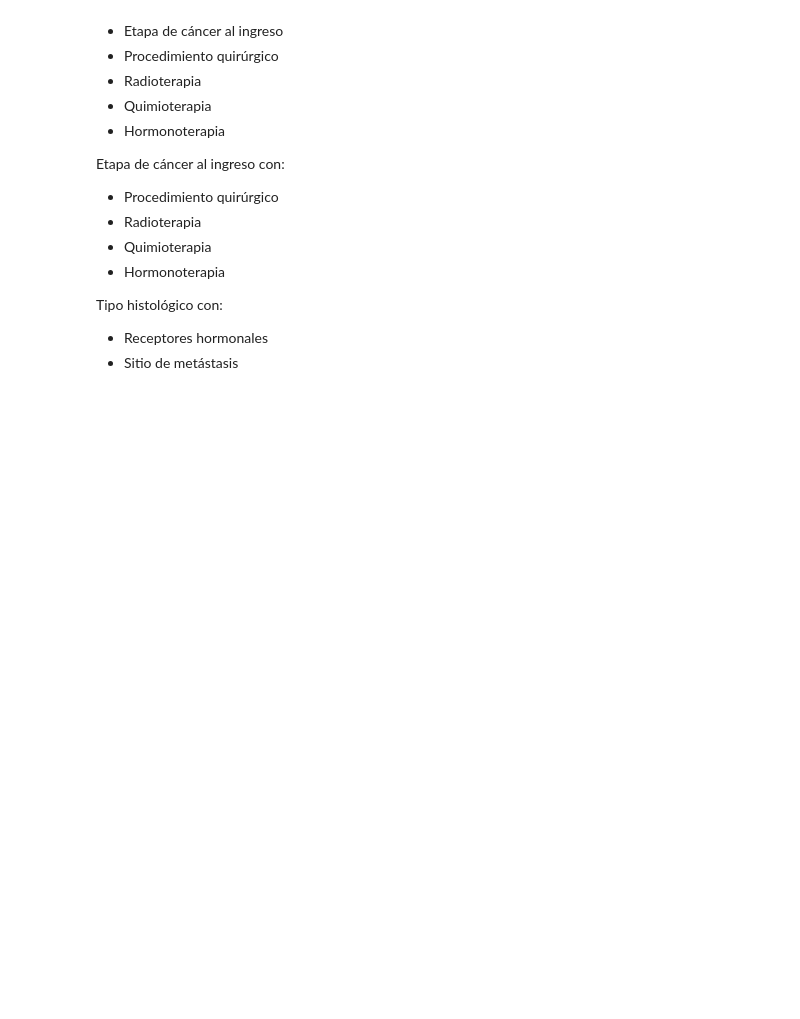
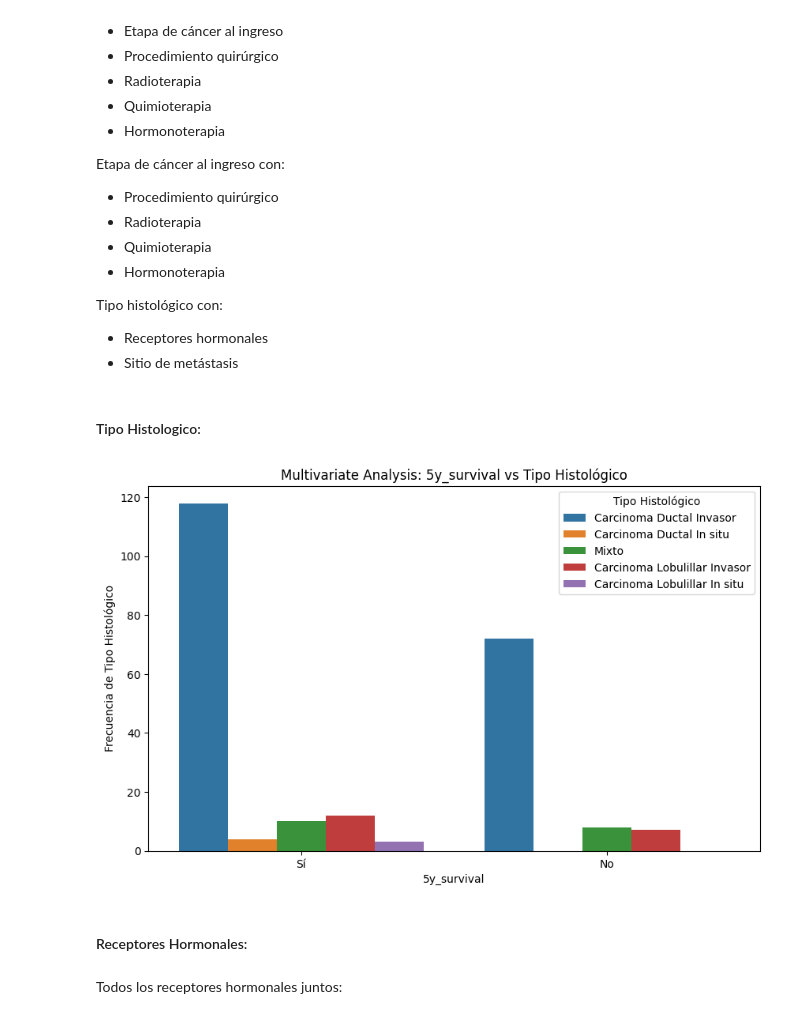
Before and after one commit to slesageq/Survivor_Analysis, a Jupyter notebook: analysis.ipynb, the cells around one changed output. Saved outputs shown, nothing was run; the diff lists cells and outputs as text; code cells hidden in the pictures; blank space fills up the shorter version.

```diff
--- a/analysis.ipynb
+++ b/analysis.ipynb
@@ -1007,2 +973,48 @@ sns.countplot(x=df_applies['5y_survival'], hue=df_applies['Escolaridad'])
+# %%
+import matplotlib.pyplot as plt
+import seaborn as sns
+
+
+def multivariate_analysis(data, x, y, figsize = (10, 6)):
+    """
+    Perform a multivariate analysis based on a pandas DataFrame.
+
+    Parameters:
+    - data: pandas DataFrame
+        The dataset containing the columns to be analyzed.
+    - x: str
+        The name of the column to be used as the x-axis.
+    - y: str
+        The name of the column to be used as the y-axis.
+
+    Returns:
+    - A scatter plot showing the relationship between x and y.
+    """
+
+    # Create a cross-tabulation of x and y
+    crosstab = pd.crosstab(data[x], data[y])
+
+    # Plot the cross-tabulation as a scatter plot
+    plt.figure(figsize=figsize)
+    sns.countplot(data=data, x=x, hue=y)
+    plt.xlabel(x)
+    plt.ylabel(f"Frecuencia de {y}")
+    plt.title(f"Multivariate Analysis: {x} vs {y}")
+    plt.show()
+# %% [markdown]
+#### Tipo Histologico:
+# %%
+# Create the top 5 histological types:
+top_5_tipos = df['Tipo Histológico'].value_counts().head(5).index
+df_hist_5 = df[df['Tipo Histológico'].isin(top_5_tipos)]
+
+# Plotting those specifically:
+multivariate_analysis(df_hist_5, "5y_survival", "Tipo Histológico")
+# %% [output]
+[figure, added]
+# %% [markdown]
+#### Receptores Hormonales:
+# %% [markdown]
+Todos los receptores hormonales juntos:
 # %%
 # Create a new column that combines the values of the three columns
```
Also changed, not shown: parts of 41 cells of this notebook.
